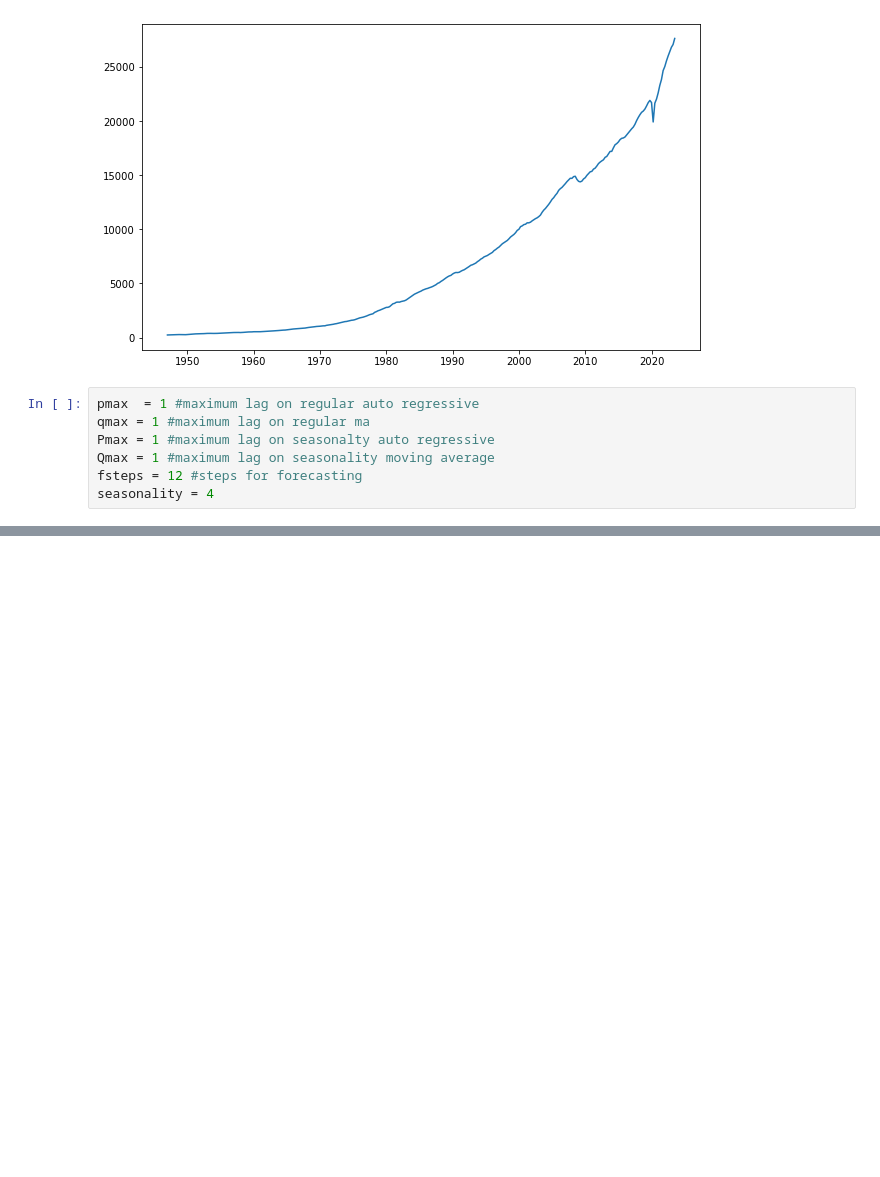
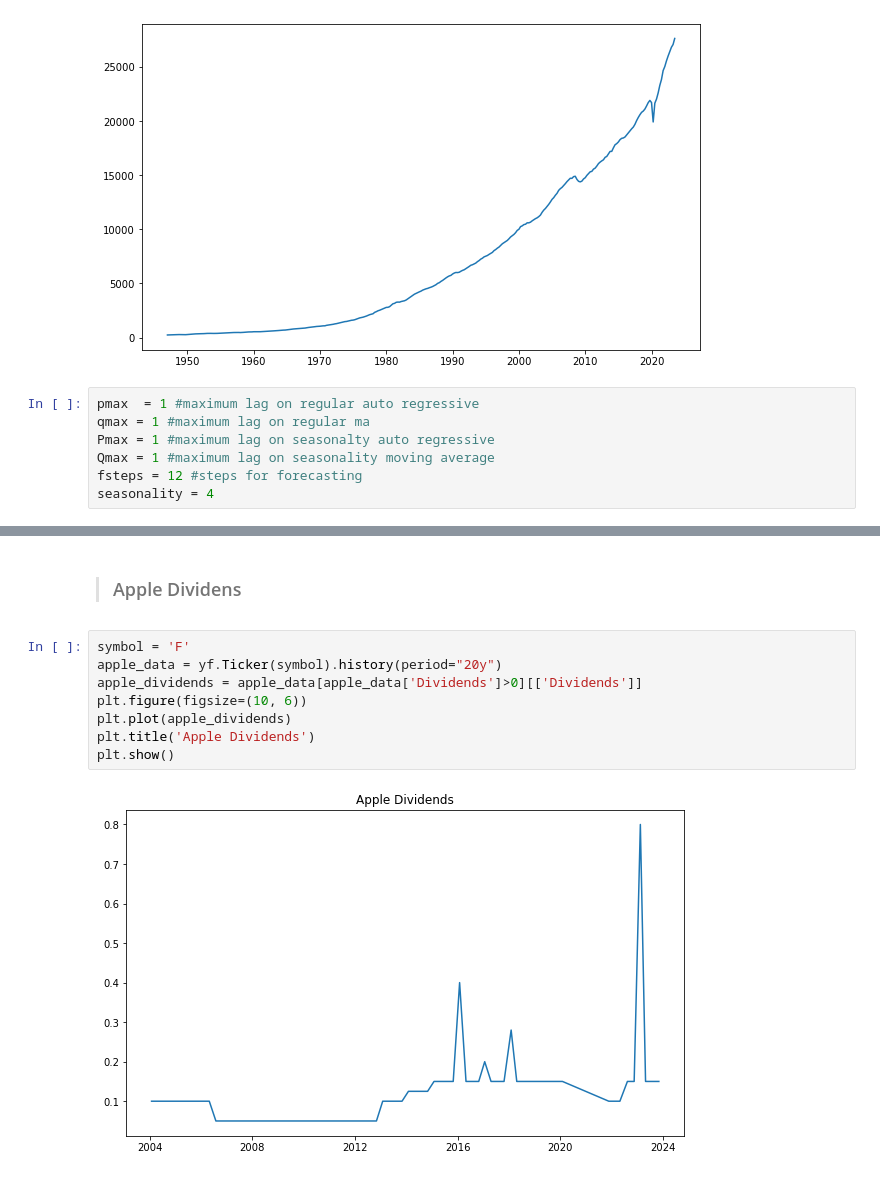
Before and after one commit to HoseinAhmadi97/Analysis_of_Financial_Time_Series, a Jupyter notebook: 4.Sarima.ipynb, the cells around one changed output, grey strips where cells are left out. Saved outputs shown, nothing was run; the diff lists cells and outputs as text; blank space fills up the shorter version.

```diff
--- a/4.Sarima.ipynb
+++ b/4.Sarima.ipynb
@@ -276,0 +339,12 @@ model.plot_forecast()
+# %% [markdown]
+> ### Apple Dividens
+# %%
+symbol = 'F'
+apple_data = yf.Ticker(symbol).history(period="20y")
+apple_dividends = apple_data[apple_data['Dividends']>0][['Dividends']]
+plt.figure(figsize=(10, 6))
+plt.plot(apple_dividends)
+plt.title('Apple Dividends')
+plt.show()
+# %% [output]
+[figure, added]
```
Also changed, not shown: parts of 18 cells of this notebook.
